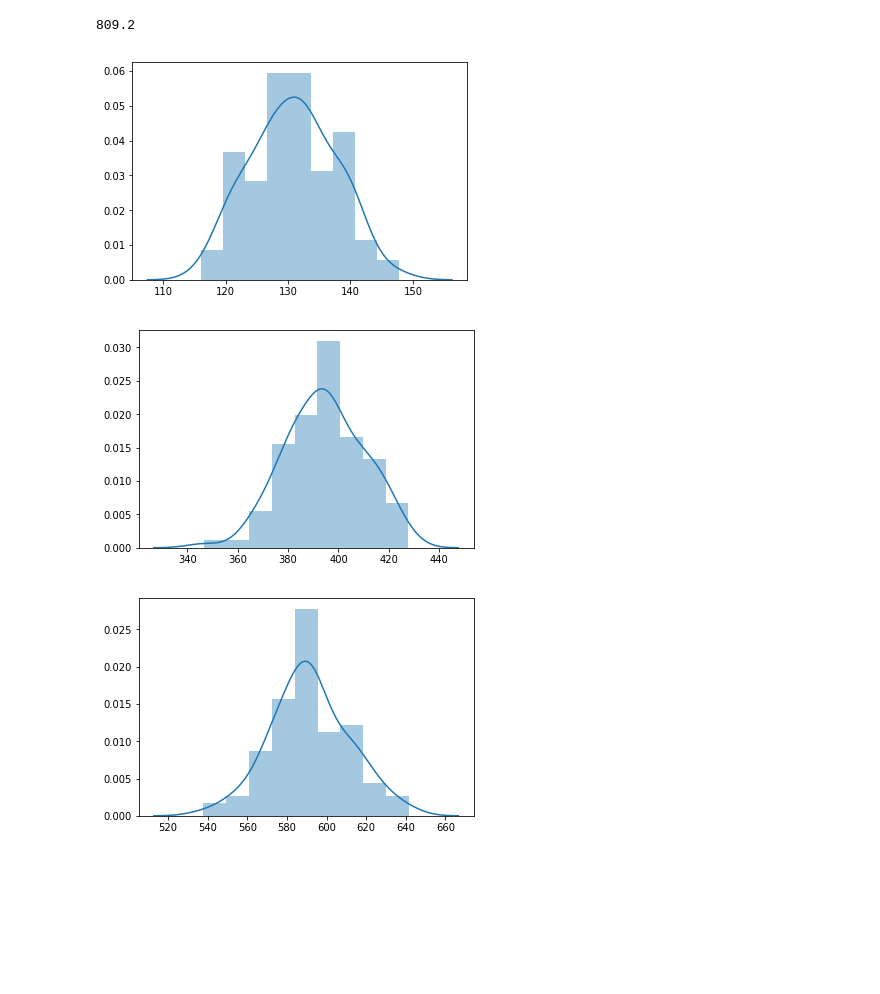
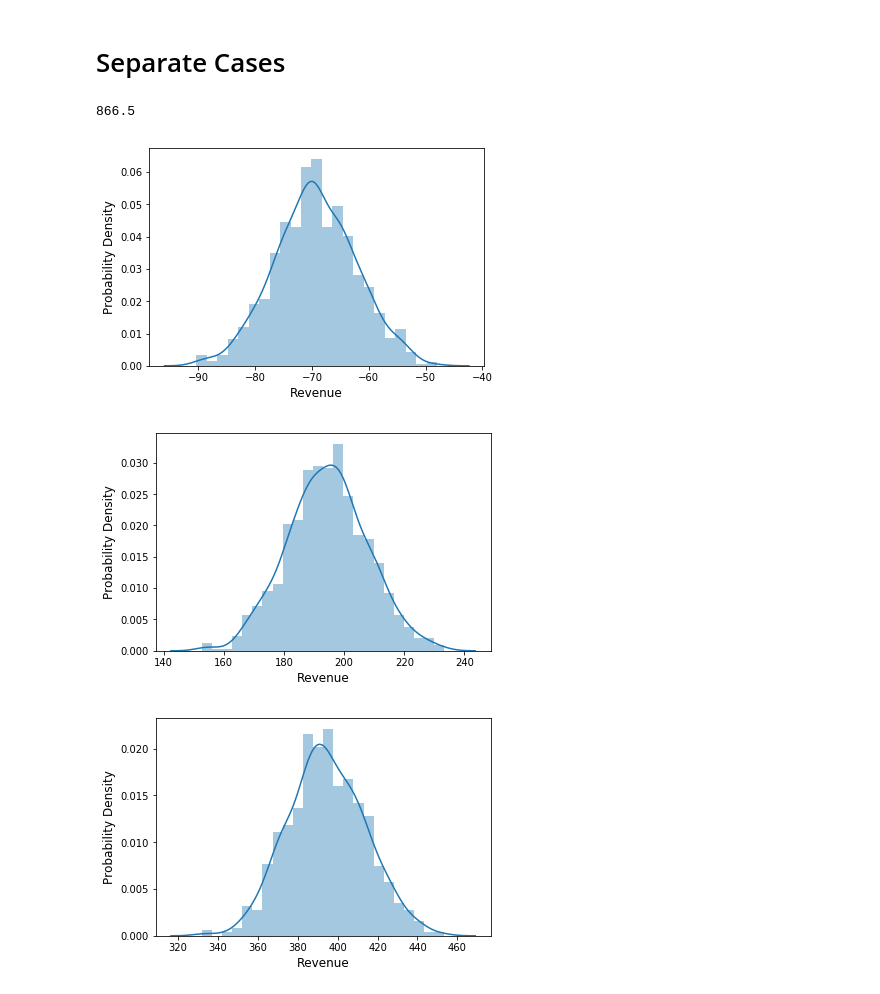
Before and after one commit to haley1229/Final-Project-1, a Jupyter notebook: main.ipynb, the cells around one changed output. Cells and saved outputs as stored; diff of their text form; code cells hidden in the pictures; blank space fills up the shorter version.

```diff
--- a/main.ipynb
+++ b/main.ipynb
@@ -82,0 +66,24 @@ class Bicycle(object):
+# %%
+num_bike_lists = [200, 300, 400, 500, 600, 700, 800]
+charge_rates = [0.01, 0.02, 0.03, 0.04, 0.05, 0.06]
+profit_mean = []
+profit_std = []
+bike_list = []
+rate_list = []
+
+for num_bike in num_bike_lists:
+    for rate in charge_rates:
+        tmp_profit = []
+        for i in range(1000):
+            bike = Bicycle(num_bike=num_bike, rate=rate, seed=None)
+            tmp_profit.append(bike.simulate())
+
+        bike_list.append(num_bike)
+        rate_list.append(rate)
+        profit_mean.append(np.mean(tmp_profit))
+        profit_std.append(np.std(tmp_profit))
+
+maps = {'num_bike': bike_list, 'rate': rate_list, 'revenue': profit_mean, 'std': profit_std}
+df = pd.DataFrame(maps, columns=['num_bike', 'rate', 'revenue', 'std'])
+
+df.head()
@@ -83,43 +121,51 @@ class Bicycle(object):
+# %% [markdown]
+# Separate Cases
 # %%
-bike = Bicycle(num_bike=100, rate=0.04, seed=None)
+bike = Bicycle(num_bike=100, rate=0.06, seed=None)
 bike.simulate()
 # %% [output]
-809.2
+866.5
 # %%
 profit = []
-for i in range(100):
+for i in range(1000):
     bike = Bicycle(num_bike=200, rate=0.01, seed=None)
     profit.append(bike.simulate())
 
 # visualization
 fig, ax = plt.subplots()
 sns.distplot(profit, ax=ax)
+ax.set_xlabel('Revenue', fontsize=12)
+ax.set_ylabel('Probability Density', fontsize=12)
 plt.show()
 # %% [output]
-[figure, old version]
+[figure, new version]
 # %%
 profit = []
-for i in range(100):
+for i in range(1000):
     bike = Bicycle(num_bike=200, rate=0.02, seed=None)
     profit.append(bike.simulate())
 
 # visualization
 fig, ax = plt.subplots()
 sns.distplot(profit, ax=ax)
+ax.set_xlabel('Revenue', fontsize=12)
+ax.set_ylabel('Probability Density', fontsize=12)
 plt.show()
 # %% [output]
-[figure, old version]
+[figure, new version]
 # %%
 profit = []
-for i in range(100):
+for i in range(1000):
     bike = Bicycle(num_bike=200, rate=0.03, seed=None)
     profit.append(bike.simulate())
 
 # visualization
 fig, ax = plt.subplots()
 sns.distplot(profit, ax=ax)
+ax.set_xlabel('Revenue', fontsize=12)
+ax.set_ylabel('Probability Density', fontsize=12)
 plt.show()
 # %% [output]
-[figure, old version]
+[figure, new version]
 # %%
 profit = []
```
Also changed, not shown: parts of 15 cells of this notebook, 9 other files.
